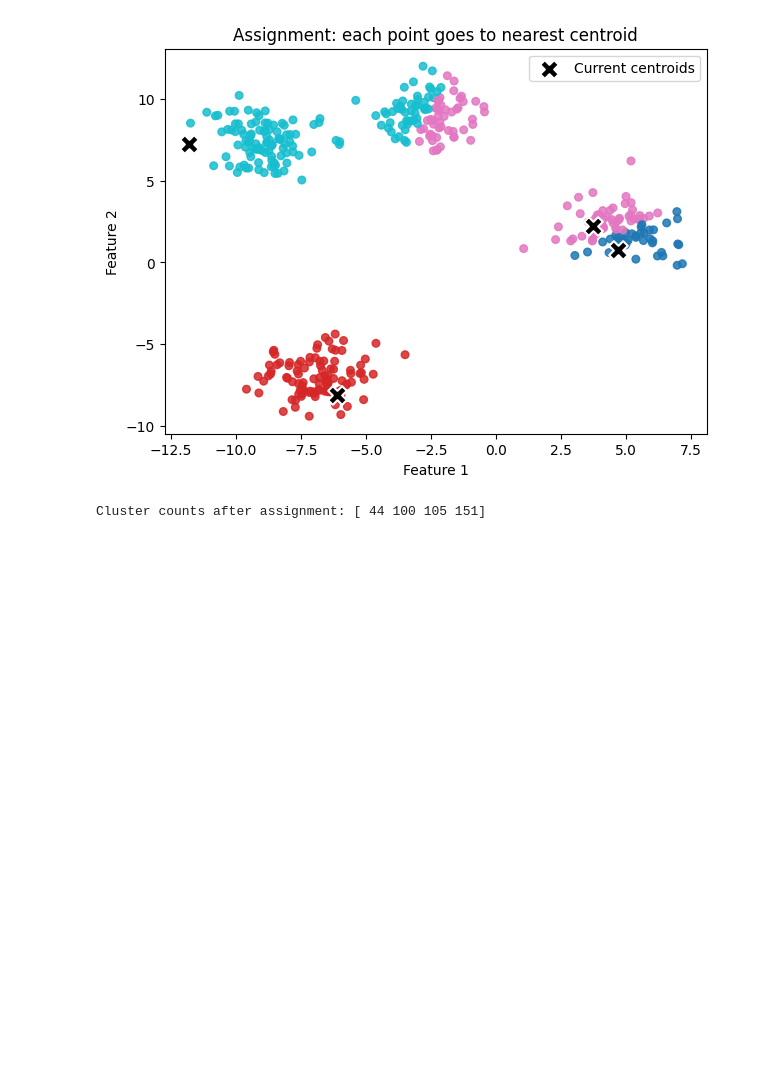
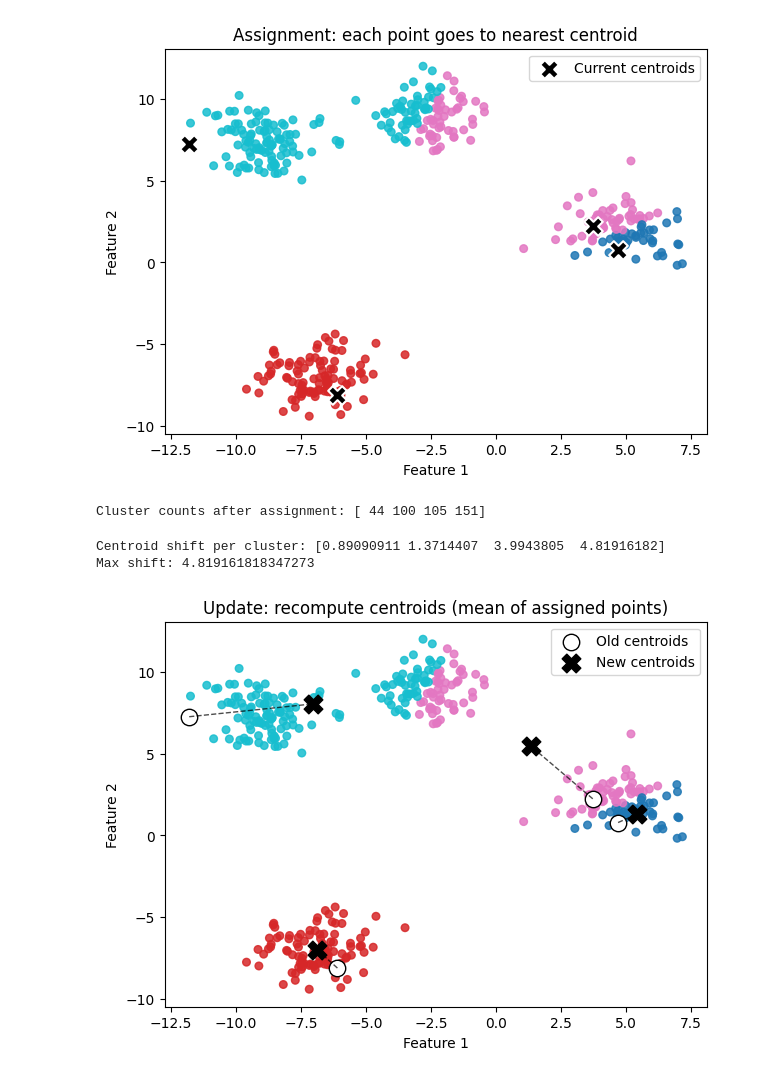
Before and after one commit to EarlClydeeee/pattern_recognition, a Jupyter notebook: student_performance.ipynb, the cells around one changed output. Drawn from its saved outputs; the diff is of its cells as text; code cells hidden in the pictures; blank space fills up the shorter version.

Commit message:
feat(unsupervised-learning): reallocate new centroids

```diff
--- a/student_performance.ipynb
+++ b/student_performance.ipynb
@@ -470,3 +470,43 @@ print("Cluster counts after assignment:", np.bincount(cluster_labels, minlength=
 # %% [output]
 [figure]
 Cluster counts after assignment: [ 44 100 105 151]
+# %%
+# Update step: compute new centroids as the mean of assigned points
+new_centroids = initial_centroids.copy()
+
+for j in range(n_clusters):
+    points_in_cluster = X[cluster_labels == j]
+    if len(points_in_cluster) == 0:
+        # If a cluster is empty, re-seed its centroid to a random datapoint
+        new_centroids[j] = X[rng.integers(0, X.shape[0])]
+    else:
+        new_centroids[j] = points_in_cluster.mean(axis=0)
+
+shift = np.linalg.norm(new_centroids - initial_centroids, axis=1)
+print("Centroid shift per cluster:", shift)
+print("Max shift:", shift.max())
+
+plt.figure(figsize=(7, 5))
+plt.scatter(X[:, 0], X[:, 1], c=cluster_labels, cmap="tab10", s=30, alpha=0.85)
+plt.scatter(initial_centroids[:, 0], initial_centroids[:, 1], c="white", edgecolors="black", marker="o", s=140, label="Old centroids")
+plt.scatter(new_centroids[:, 0], new_centroids[:, 1], c="black", marker="X", s=180, label="New centroids")
+for j in range(n_clusters):
+    plt.plot(
+        [initial_centroids[j, 0], new_centroids[j, 0]],
+        [initial_centroids[j, 1], new_centroids[j, 1]],
+        "k--",
+        linewidth=1,
+        alpha=0.7,
+    )
+plt.title("Update: recompute centroids (mean of assigned points)")
+plt.xlabel("Feature 1")
+plt.ylabel("Feature 2")
+plt.legend()
+plt.show()
+
+# Set up for the next iteration (optional)
+initial_centroids = new_centroids
+# %% [output]
+Centroid shift per cluster: [0.89090911 1.3714407  3.9943805  4.81916182]
+Max shift: 4.819161818347273
+[figure, added]
```
